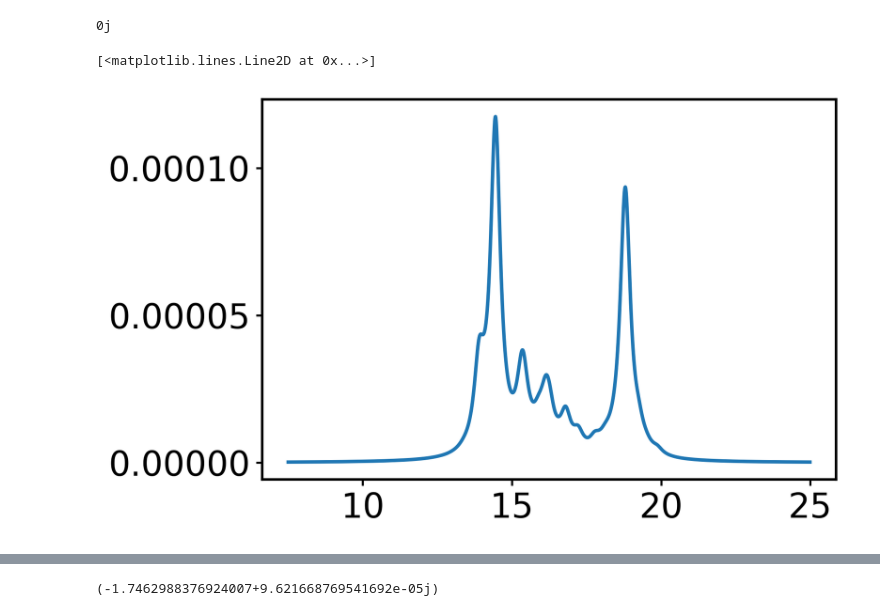
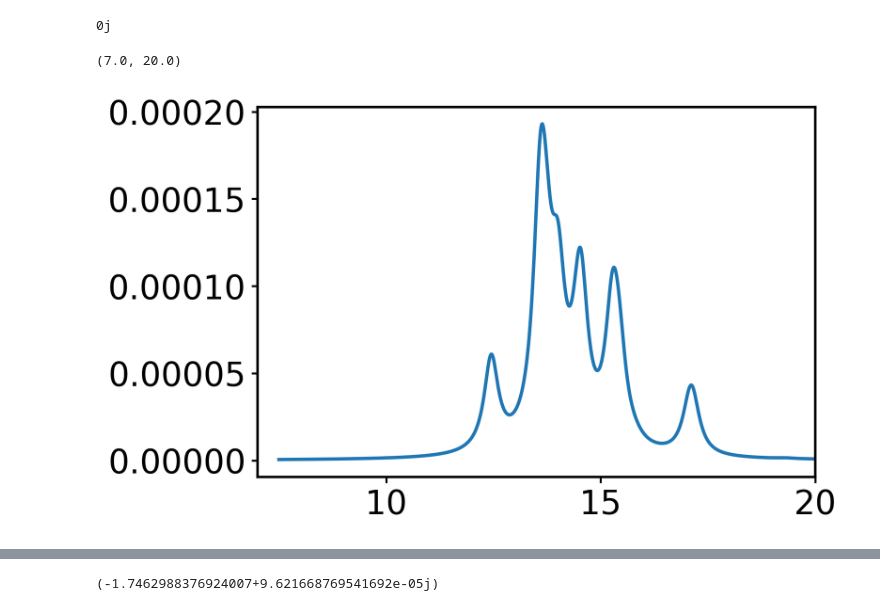
Before and after one commit to rreho/yambopy, a Jupyter notebook: wann_tests/LiF/LiF-tbmodel.ipynb, the cells around one changed output, grey strips where cells are left out. Saved outputs shown, nothing was run; the diff lists cells and outputs as text; code cells hidden in the pictures.

```diff
--- a/wann_tests/LiF/LiF-tbmodel.ipynb
+++ b/wann_tests/LiF/LiF-tbmodel.ipynb
@@ -132,11 +133,3 @@ model_q.set_mpgrid(nnkp_qgrid)
-# %%
-model = TBMODEL.from_wannier_files(
-    hr_file=f'{WORK_PATH}/March2024/nscf-wannier-kgrid/LiF_hr.dat',
-    wsvec_file=f'{WORK_PATH}/March2024/nscf-wannier-kgrid/LiF_wsvec.dat',
-    #xyz_file=f'{WORK_PATH}/w90files/hBN_centres.xyz',
-    win_file=f'{WORK_PATH}/March2024/nscf-wannier-kgrid/LiF.win'
-)
-model.set_mpgrid(nnkp_kgrid)
 # %%
 model_exc = TBMODEL.from_wannier_files(
     hr_file=f'{WORK_PATH}/March2024/nscf-wannier-kgrid/exc/LiF_exc_hr.dat',
@@ -498,5 +581,3 @@ axs[1,0].set_xlim([10,20])
 [figure]
 # %%
 hlm = model.get_hlm(lat_k.lat, hrk)
-# %%
-model.eigv[:,3] = model.eigv[:,3] + 5.8
@@ -502,0 +611,5 @@ model.eigv[:,3] = model.eigv[:,3] + 5.8
+# %%
+model.eigv[:,4] = model.eigv[:,4] + 5.8
+model.eigv[:,5] = model.eigv[:,5] + 5.8
+model.eigv[:,6] = model.eigv[:,6] + 5.8
+model.eigv[:,7] = model.eigv[:,7] + 5.8
@@ -527,4 +681,7 @@ bsekernelk.kernel.shape
 # %%
-h2p = H2P(model.nk, model.nb, model.nc, model.nv, model.eigv, model.eigvec, 1,1, model.T_table, lat_k, nnkp_kgrid, qmpgrid=nnkp_qgrid,cpot=None,kernel_path =f'{WORK_PATH}/database/FixSymm/bse-full/',excitons_path = f'{WORK_PATH}/database/FixSymm/bse-full/',ktype='direct', ctype='vcoul',TD=False, method='kernel')
+h2p = H2P(model.nk, model.nb, model.nc, model.nv, model.eigv, model.eigvec, 1,1,
+           model.T_table, savedb_k, lat_k, nnkp_kgrid, qmpgrid=nnkp_qgrid,
+          cpot=None,kernel_path =f'{YAMBO_TUT_PATH}/unshifted-grid/triplets/1-1bands/06_BSE_fullq/',
+          excitons_path = f'{YAMBO_TUT_PATH}/unshifted-grid/triplets/1-1bands/06_BSE_fullq/',TD=False, method='kernel')
 # %% [output]
  Building H2P from model YamboKernelDB
@@ -686,11 +935,12 @@ np.max(tmp-h2p.F_kcv[:,0,:])
 # %%
 # plot for bse_31
 fig,ax=plt.subplots()
 ax.plot(w,np.imag(eps[:,0,0]))
+ax.set_xlim(7,20)
 #ax.plot(w,np.imag(eps[:,1,1]+eps[:,2,2]+eps[:,0,0]))
 # %% [output]
-[<matplotlib.lines.Line2D at 0x...>]
+(7.0, 20.0)
-[figure, old version]
+[figure, new version]
 # %%
 # plot for bse_11
 fig,ax=plt.subplots()
```
Also changed, not shown: parts of 102 cells of this notebook.
